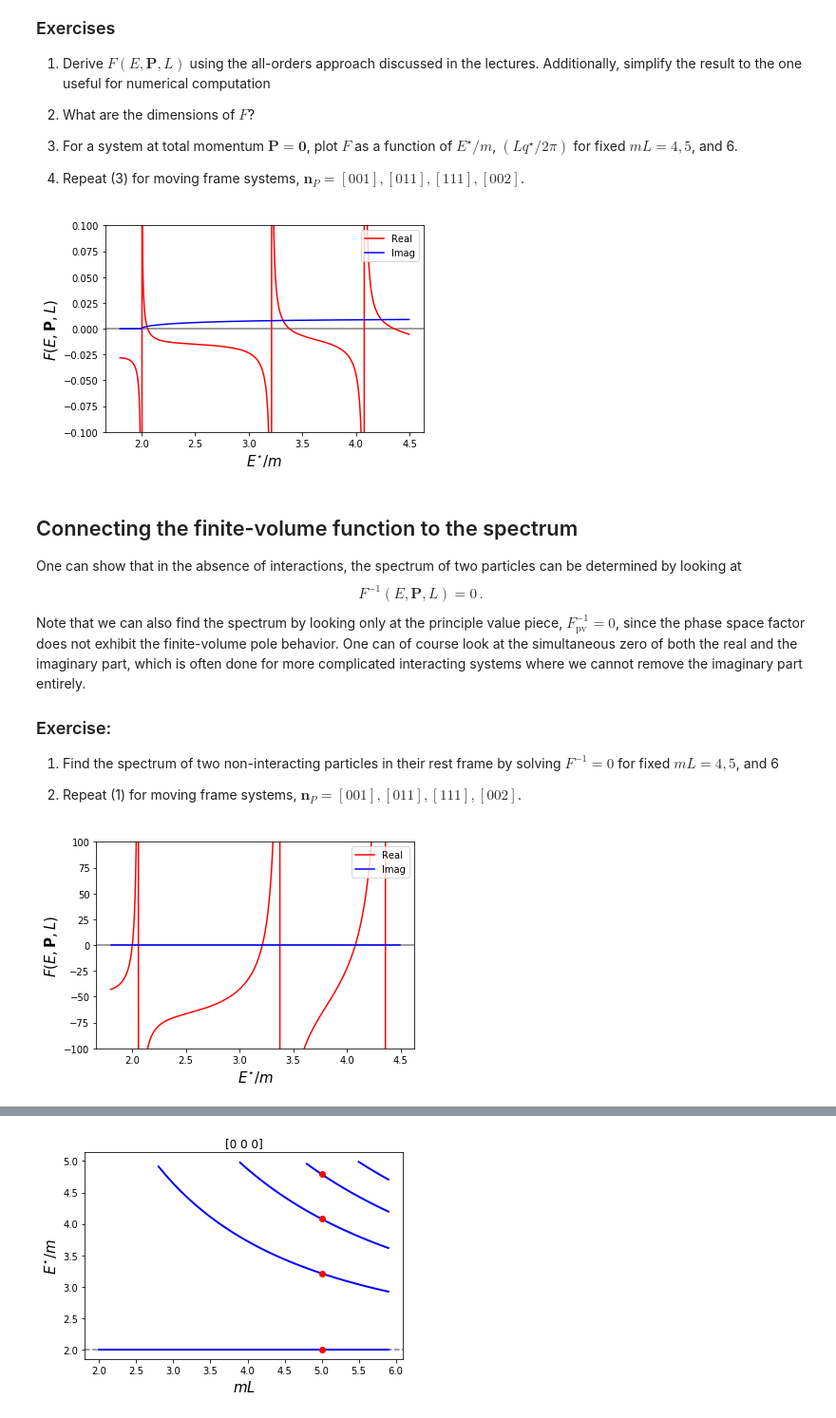
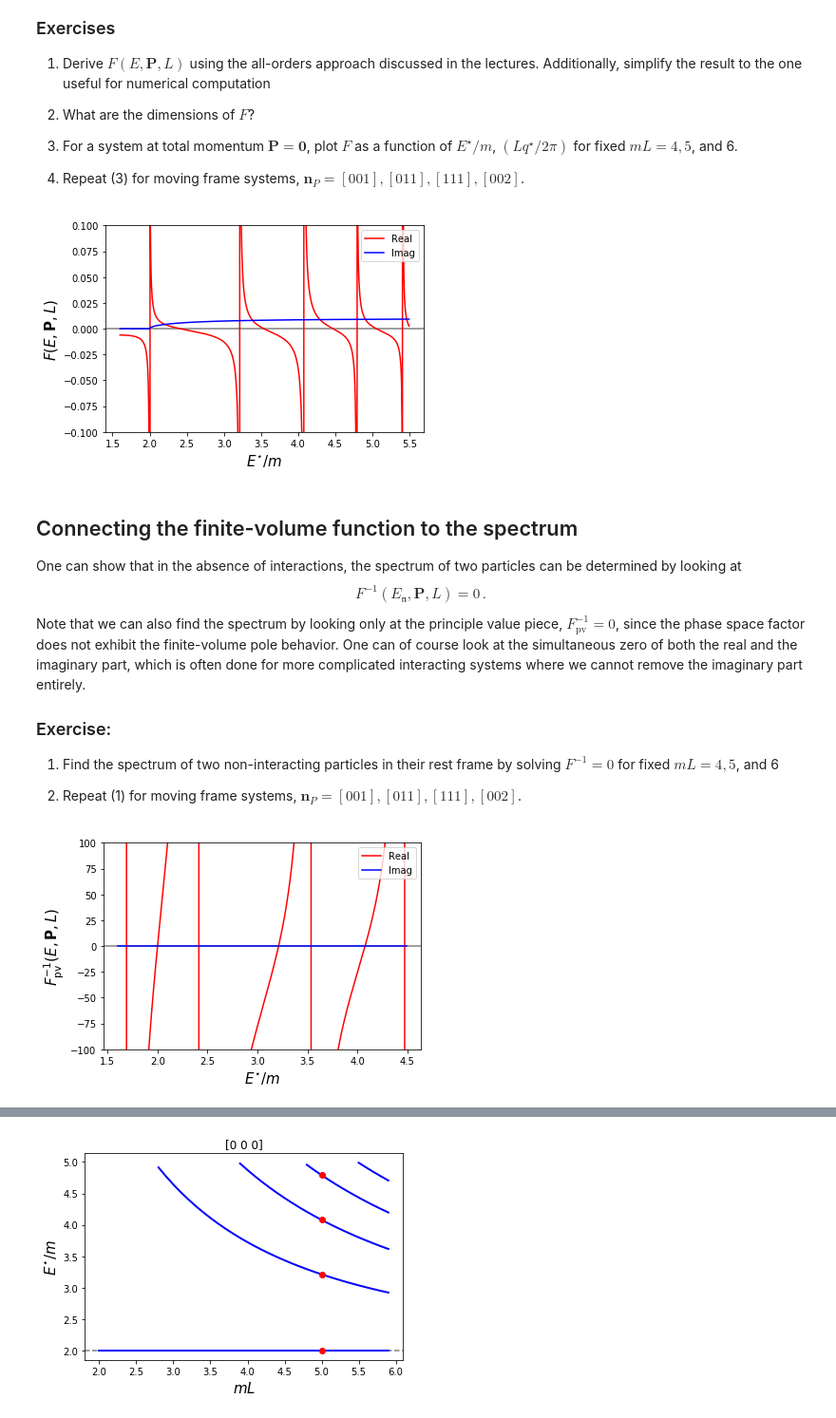
Before and after one commit to ajackura/LatticeSummerSchool2021-ScatteringExercises, a Jupyter notebook: Notebooks-final/hadspec_ex2_luescher.ipynb, the cells around one changed output, grey strips where cells are left out. Shown at 95% size. Saved outputs shown, nothing was run; the diff lists cells and outputs as text; code cells hidden in the pictures.

```diff
--- a/Notebooks-final/hadspec_ex2_luescher.ipynb
+++ b/Notebooks-final/hadspec_ex2_luescher.ipynb
@@ -308,7 +308,7 @@ def F_function( Ecm, nP, alpha, L ):
     tmp = tmp / ( qcm_sq - inner1d(k_cm,k_cm ) )
     sum0 = ( xi / (2.0 * Ecm * L**3) ) * np.sum( tmp )
 
-    z   = np.sqrt( alpha * qcm_sq )
+    z   = np.sqrt( alpha ) * qcm
     integral = ( xi / (4.0 * np.pi**2 * Ecm )) * ( ( np.sqrt( 0.25 * np.pi / alpha ) ) * np.exp( alpha * qcm_sq ) - 0.5 * np.pi * qcm * sp.erfi( z ) )
 
     return  1j * rho + sum0.real + integral # taking real part of sum to remove imaginary artifact at threshold
@@ -321,7 +321,7 @@ Making some plots of F
 nShell = 20
 
 # dimensionless alpha regulator
-alpha = 0.1   # can tune this more carefully to ensure convergence is what is desired. Here, 0.1 with nShell = 20 is sufficient
+alpha = 0.125   # can tune this more carefully to ensure convergence is what is desired. Here, 0.125 with nShell = 20 is sufficient
 
 # generating integer tuple
 intList = generateIntList( nShell )
@@ -334,7 +334,7 @@ nP = np.array([0,0,0])
 # If you find a better alternative for this code or the code above, please let me know.
 def plot_F(L, nP):
     F_list = []
-    Ecm_o_m_start, Ecm_o_m_stop, Ecm_o_m_step = 1.8, 4.5, 0.005
+    Ecm_o_m_start, Ecm_o_m_stop, Ecm_o_m_step = 1.6, 5.5, 0.005
     Ecm_o_m_range = np.arange(Ecm_o_m_start, Ecm_o_m_stop, Ecm_o_m_step)
     for Ecm_o_m in Ecm_o_m_range:
         F_list.append(F_function( Ecm_o_m, nP, alpha, L ))
@@ -349,13 +349,13 @@ def plot_F(L, nP):
 
 plot_F(L,nP)
 # %% [output]
-[figure, old version]
+[figure, new version]
 # %% [markdown]
 ## Connecting the finite-volume function to the spectrum
 
 One can show that in the absence of interactions, the spectrum of two particles can be determined by looking at
 $$
-F^{-1}(E,\mathbf{P},L) = 0 \, .
+F^{-1}(E_{\mathfrak{n}},\mathbf{P},L) = 0 \, .
 $$
 Note that we can also find the spectrum by looking only at the principle value piece, $F_{\mathrm{pv}}^{-1} = 0$, since the phase space factor does not exhibit the finite-volume pole behavior. One can of course look at the simultaneous zero of both the real and the imaginary part, which is often done for more complicated interacting systems where we cannot remove the imaginary part entirely.
 
@@ -367,33 +367,33 @@ Note that we can also find the spectrum by looking only at the principle value p
 # %%
 # first, take a look at F^{-1}
 
 # let's define a PV version (will be useful later)
 def Fpv_function( Ecm, nP, alpha, L ):
     s = Ecm**2
     eps = 1e-16
     rho = phase_space(s+1j*eps)
     return F_function( Ecm, nP, alpha, L ) - 1j * rho
 
 # plot inverse of Fpv
 def plot_Finv(L, nP):
     Finv_list = []
-    Ecm_o_m_start, Ecm_o_m_stop, Ecm_o_m_step = 1.8, 4.5, 0.005
+    Ecm_o_m_start, Ecm_o_m_stop, Ecm_o_m_step = 1.6, 4.5, 0.005
     Ecm_o_m_range = np.arange(Ecm_o_m_start, Ecm_o_m_stop, Ecm_o_m_step)
     for Ecm_o_m in Ecm_o_m_range:
         Finv_list.append(1.0 / Fpv_function( Ecm_o_m, nP, alpha, L ))
     Finv = np.asarray(Finv_list)
     plt.axhline(y=0, color='gray', linestyle='-')
     plt.plot(Ecm_o_m_range, Finv.real, color='red',label="Real")
     plt.plot(Ecm_o_m_range, Finv.imag, color='blue',label="Imag")
     plt.xlabel(r'$E^{\star}/m$',fontsize=15)
-    plt.ylabel(r'$F(E,\mathbf{P},L)$',fontsize=15)
+    plt.ylabel(r'$F_{\mathrm{pv}}^{-1}(E,\mathbf{P},L)$',fontsize=15)
     plt.legend(loc="upper right")
     plt.ylim(-100,100)
 
 # make plot
 plot_Finv(L,nP)
 # %% [output]
-[figure, old version]
+[figure, new version]
 # %%
 
 # steps through a kinematic region to look for roots
```
Also changed, not shown: parts of 12 cells of this notebook.
